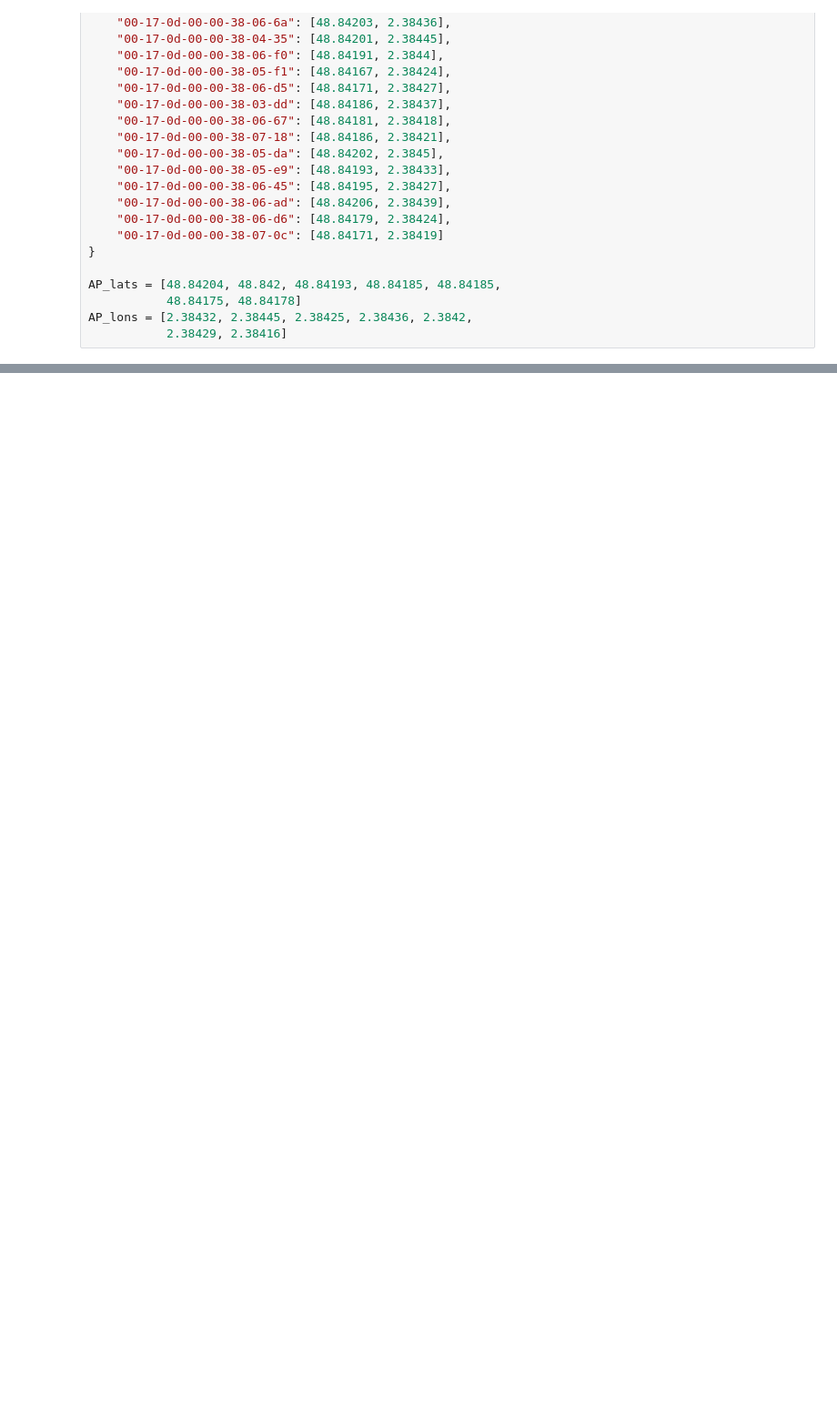
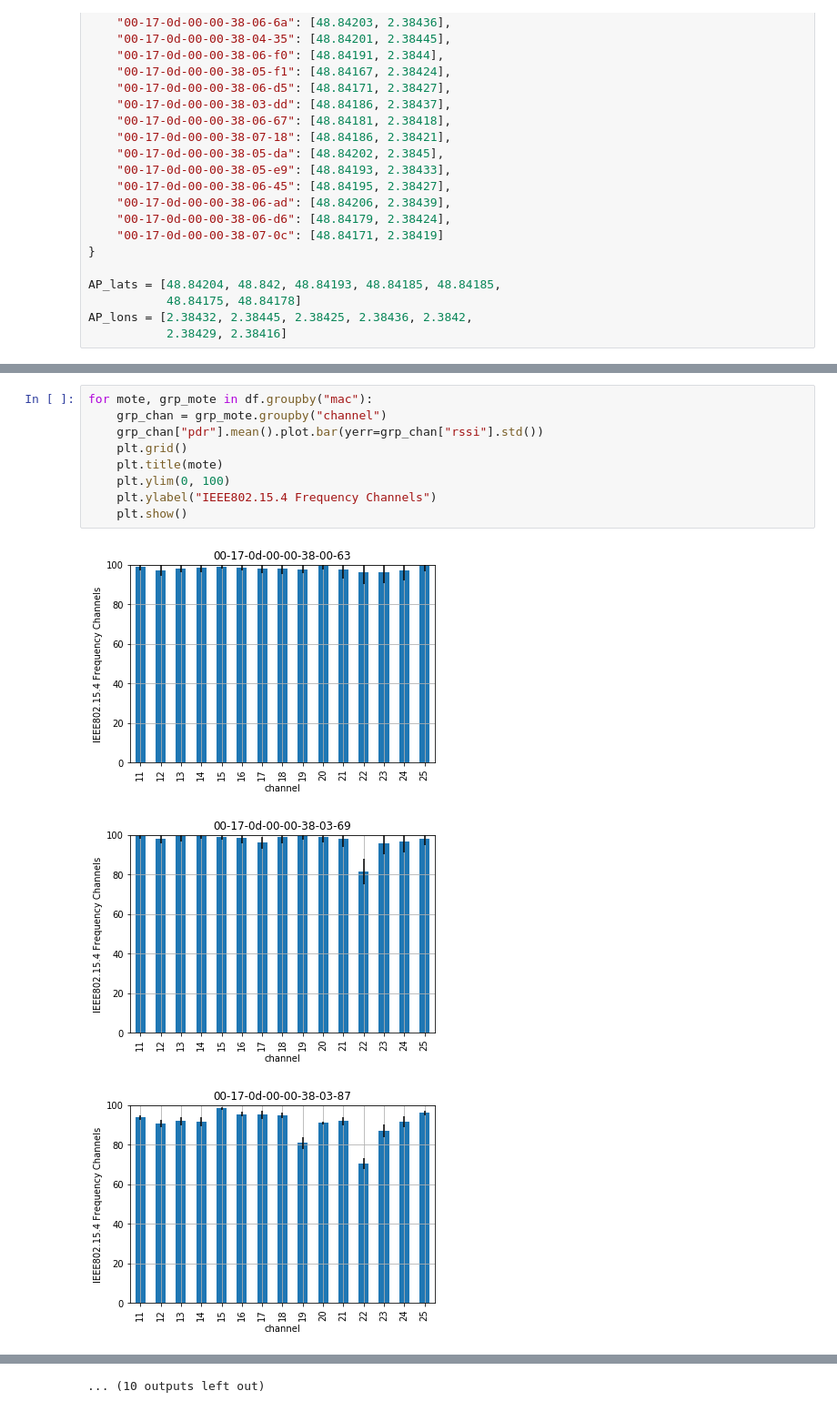
Before and after one commit to keomabrun/brun18using, a Jupyter notebook: notebooks/Heatmap.ipynb, the cells around one changed output, grey strips where cells are left out. Shown at 91% size. Drawn from its saved outputs; the diff is of its cells as text; blank space fills up the shorter version.

```diff
--- a/notebooks/Heatmap.ipynb
+++ b/notebooks/Heatmap.ipynb
@@ -114 +114,14 @@ for channel, channel_grp in df.groupby("channel"):
 ... (3 outputs left out)
+# %%
+for mote, grp_mote in df.groupby("mac"):
+    grp_chan = grp_mote.groupby("channel")
+    grp_chan["pdr"].mean().plot.bar(yerr=grp_chan["rssi"].std())
+    plt.grid()
+    plt.title(mote)
+    plt.ylim(0, 100)
+    plt.ylabel("IEEE802.15.4 Frequency Channels")
+    plt.show()
+# %% [output]
+[figure, added]
+[figure, added]
+[figure, added]
@@ -114,0 +137 @@ for channel, channel_grp in df.groupby("channel"):
+... (10 outputs left out)
```
Also changed, not shown: parts of 3 cells of this notebook.
